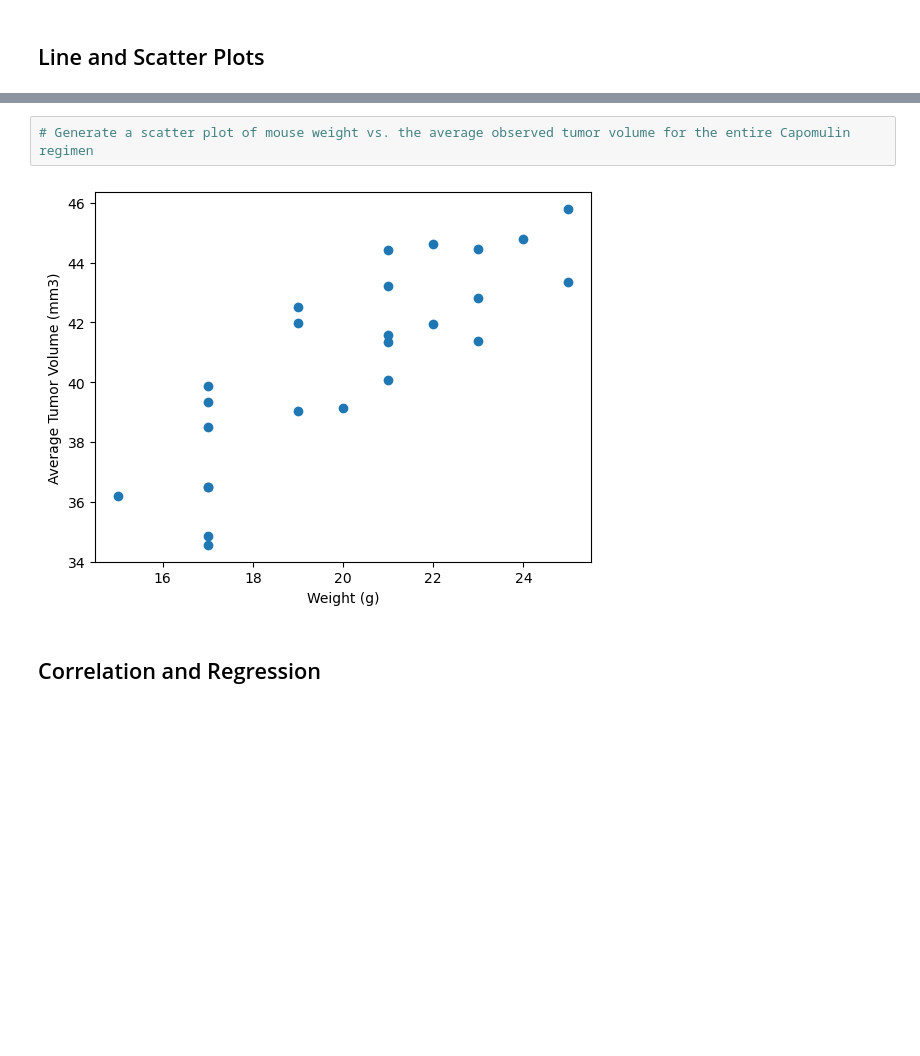
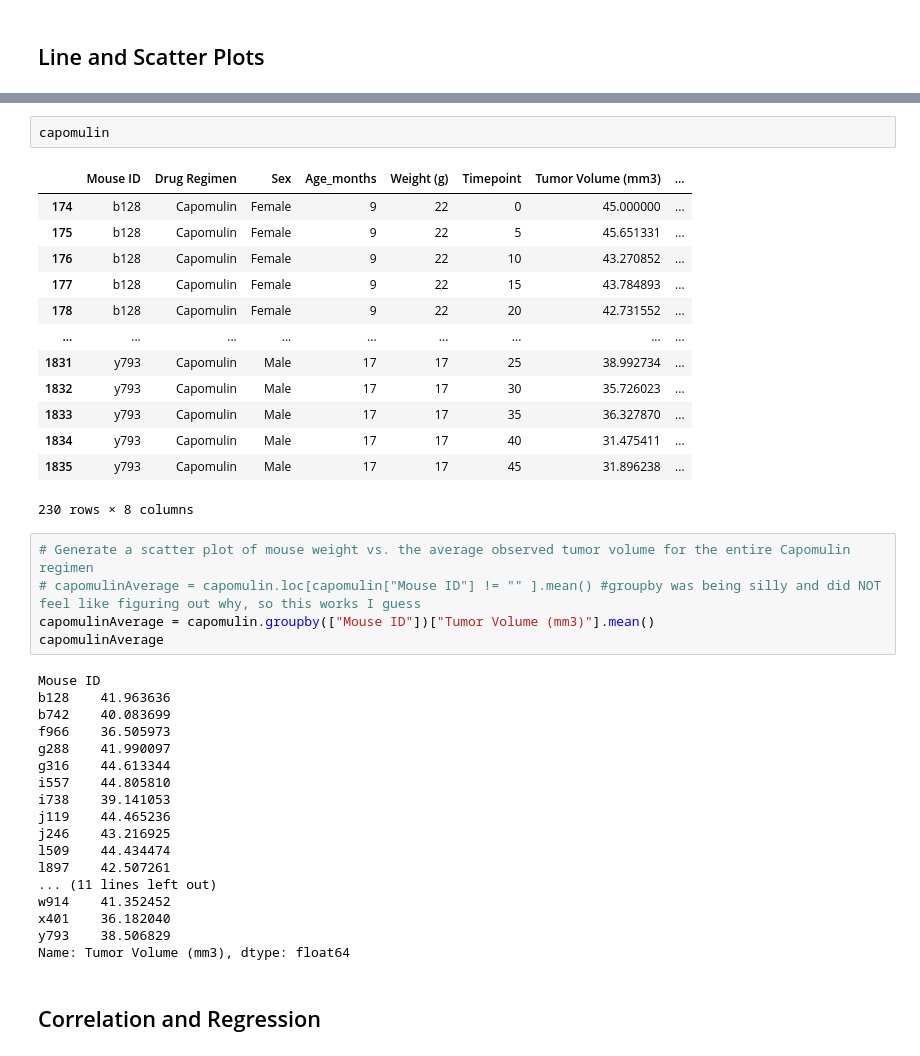
Before and after one commit to RickGrimesCodes/Module-5-Challenge, a Jupyter notebook: pymaceuticals_starter.ipynb, the cells around one changed output, grey strips where cells are left out. Drawn from its saved outputs; the diff is of its cells as text; blank space fills up the shorter version.

```diff
--- a/pymaceuticals_starter.ipynb
+++ b/pymaceuticals_starter.ipynb
@@ -211,7 +243,42 @@ Ceftamin's potential outliers: Series([], Name: Tumor Volume (mm3), dtype: float
+# %%
+capomulin
+# %% [output]
+|  | Mouse ID | Drug Regimen | Sex | Age_months | Weight (g) | Timepoint | Tumor Volume (mm3) | ... |
+| 174 | b128 | Capomulin | Female | 9 | 22 | 0 | 45.000000 | ... |
+| 175 | b128 | Capomulin | Female | 9 | 22 | 5 | 45.651331 | ... |
+| 176 | b128 | Capomulin | Female | 9 | 22 | 10 | 43.270852 | ... |
+| 177 | b128 | Capomulin | Female | 9 | 22 | 15 | 43.784893 | ... |
+| 178 | b128 | Capomulin | Female | 9 | 22 | 20 | 42.731552 | ... |
+| ... | ... | ... | ... | ... | ... | ... | ... | ... |
+| 1831 | y793 | Capomulin | Male | 17 | 17 | 25 | 38.992734 | ... |
+| 1832 | y793 | Capomulin | Male | 17 | 17 | 30 | 35.726023 | ... |
+| 1833 | y793 | Capomulin | Male | 17 | 17 | 35 | 36.327870 | ... |
+| 1834 | y793 | Capomulin | Male | 17 | 17 | 40 | 31.475411 | ... |
+| 1835 | y793 | Capomulin | Male | 17 | 17 | 45 | 31.896238 | ... |
+230 rows × 8 columns
 # %%
 # Generate a scatter plot of mouse weight vs. the average observed tumor volume for the entire Capomulin regimen
+# capomulinAverage = capomulin.loc[capomulin["Mouse ID"] != "" ].mean() #groupby was being silly and did NOT feel like figuring out why, so this works I guess
+capomulinAverage = capomulin.groupby(["Mouse ID"])["Tumor Volume (mm3)"].mean()
+capomulinAverage
 # %% [output]
-[figure, removed]
+Mouse ID
+b128    41.963636
+b742    40.083699
+f966    36.505973
+g288    41.990097
+g316    44.613344
+i557    44.805810
+i738    39.141053
+j119    44.465236
+j246    43.216925
+l509    44.434474
+l897    42.507261
+... (11 lines left out)
+w914    41.352452
+x401    36.182040
+y793    38.506829
+Name: Tumor Volume (mm3), dtype: float64
 # %% [markdown]
 ## Correlation and Regression
 # %%
```
Also changed, not shown: parts of 10 cells of this notebook.
